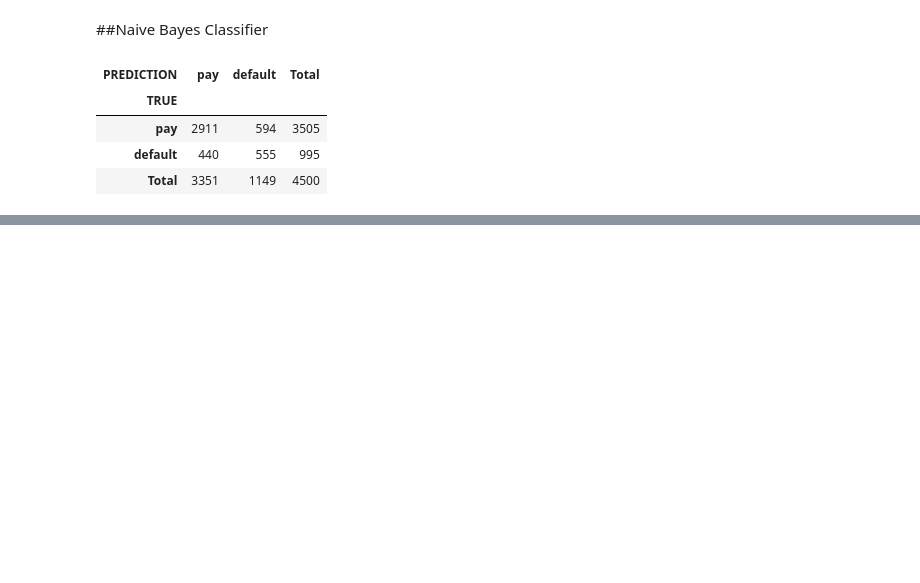
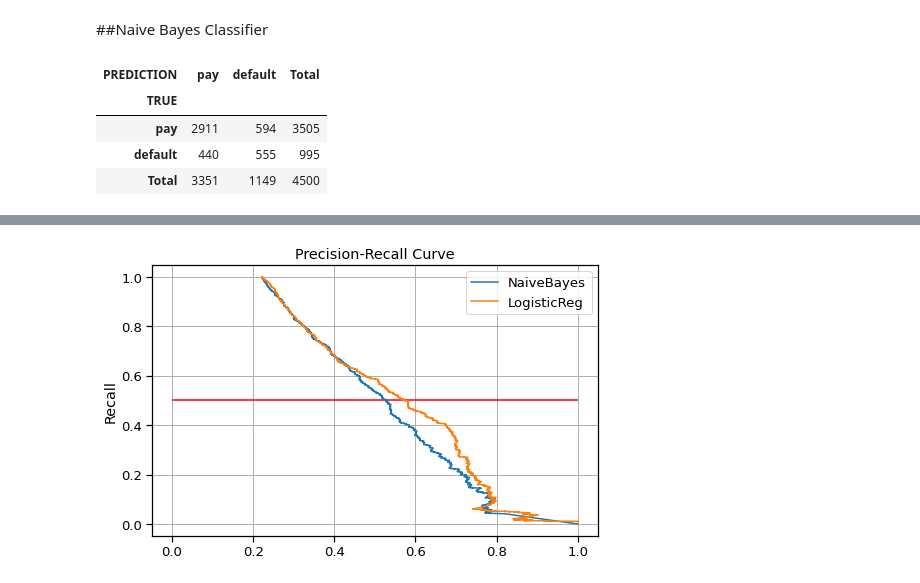
Before and after one commit to shivankb/credit_card_default_prediction, a Jupyter notebook: credit_card_default_prediction.ipynb, the cells around one changed output, grey strips where cells are left out. Cells and saved outputs as stored; diff of their text form; code cells hidden in the pictures; blank space fills up the shorter version.

```diff
--- a/credit_card_default_prediction.ipynb
+++ b/credit_card_default_prediction.ipynb
@@ -559,0 +571,18 @@ CMATRIX(CM)
+# %%
+#Using Prediction Recall Curve
+precision_nb, recall_nb, thresholds_nb = precision_recall_curve(y_true=y_test, probas_pred=naive_.predict_proba(X_test)[:,1])
+
+precision_logi, recall_logi, thresholds_logi = precision_recall_curve(y_true=y_test, probas_pred=logistic.predict_proba(X_test)[:,1])
+# %%
+# Visualization
+fig, ax = plt.subplots(figsize=(8,5))
+ax.plot(precision_nb, recall_nb, label= 'NaiveBayes')
+ax.plot(precision_logi, recall_logi, label= 'LogisticReg')
+ax.set_label('Precision')
+ax.set_ylabel('Recall')
+ax.set_title('Precision-Recall Curve')
+ax.hlines(y=0.5, xmin=0, xmax=1, color='red')
+ax.legend()
+ax.grid();
+# %% [output]
+[figure, added]
```
Also changed, not shown: parts of 15 cells of this notebook.
